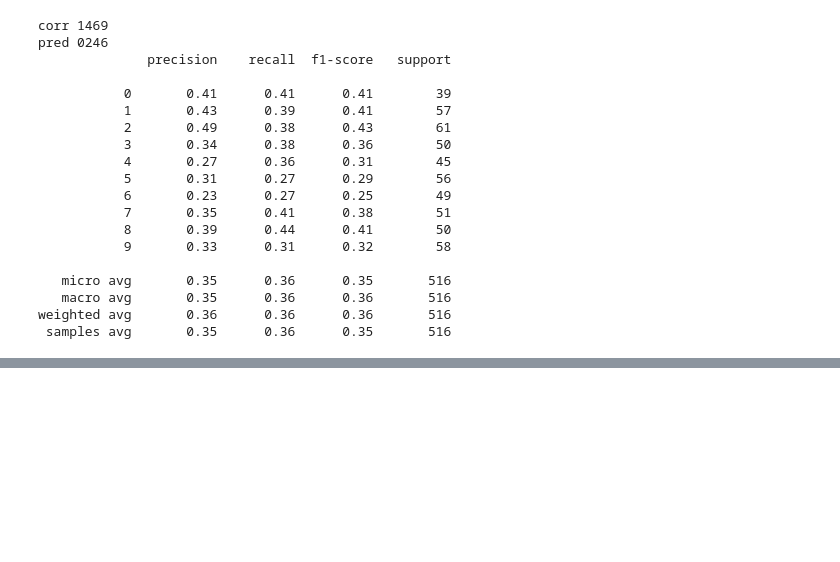
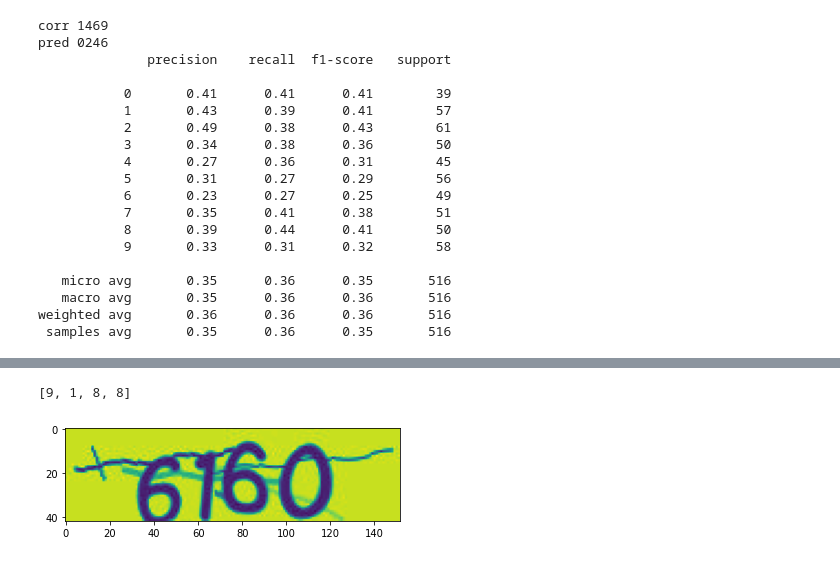
Before and after one commit to mnwato/captcha-recognition, a Jupyter notebook: sheypoor/main.ipynb, the cells around one changed output, grey strips where cells are left out. Drawn from its saved outputs; the diff is of its cells as text; code cells hidden in the pictures; blank space fills up the shorter version.

```diff
--- a/sheypoor/main.ipynb
+++ b/sheypoor/main.ipynb
@@ -686,4 +686,7 @@ for x in df.index:
     # break
 # %% [markdown]
 # Multi Label Classification
+# %%
+symbols = "0123456789"
+num_digits = 4
 # %%
@@ -772,8 +793,8 @@ X.shape
 # %%
 # Split and prepair data for model fitting
-from sklearn.model_selection import train_test_split
 
-xtrain, xtest, ytrain, ytest = train_test_split(X, Y, test_size=0.05)
+xtrain, ytrain = X[:2900], Y[:, :2900]
+xtest, ytest = X[2900:], Y[:, 2900:]
 
 xtrain.shape, ytrain.shape, xtest.shape, ytest.shape
 # %% [output]
@@ -785,7 +806,7 @@ xtrain.shape, ytrain.shape, xtest.shape, ytest.shape
 
 base_model = keras.applications.VGG16(
                 weights='imagenet',  # Load weights pre-trained on ImageNet.
-                input_shape=(42, 152, 3), # VGG16 expects min 32 x 32
+                input_shape=(50, 200, 3), # VGG16 expects min 32 x 32
                 include_top=False)  # Do not include the ImageNet classifier at the top.
 base_model.trainable = False
 
@@ -877,13 +902,16 @@ _________________________________________________________________
 # %% [markdown]
 # Model fitting
 # %%
-# model = create_model()
+model = create_model()
 
-history = model.fit(
-                xtrain,
-                ytrain,
-                epochs=100,
-                batch_size=16,
-                validation_split=0.2,
-                # callbacks = [plot_losses]
-            )
+hist = model.fit(xtrain, [ytrain[0], ytrain[1], ytrain[2], ytrain[3]], batch_size=32, epochs=30,verbose=1, validation_split=0.2)
+
+
+# history = model.fit(
+#                 xtrain,
+#                 ytrain,
+#                 epochs=100,
+#                 batch_size=128,
+#                 validation_split=0.2,
+#                 # callbacks = [plot_losses]
+#             )
@@ -933,0 +983,12 @@ model.evaluate(xtest, ytest)
+# %%
+i = 2
+plt.imshow(np.reshape(xtrain[i], (42,152)))
+ypred = model.predict(xtrain[i:i+1])
+ypred = np.array(ypred)
+ypred = np.reshape(ypred, (4,10))
+ypred = np.argmax(ypred, axis=1)
+# ypred  = [np.argmax(x) for x in ypred]
+ypred
+# %% [output]
+[9, 1, 8, 8]
+[figure, added]
```
Also changed, not shown: parts of 19 cells of this notebook.
